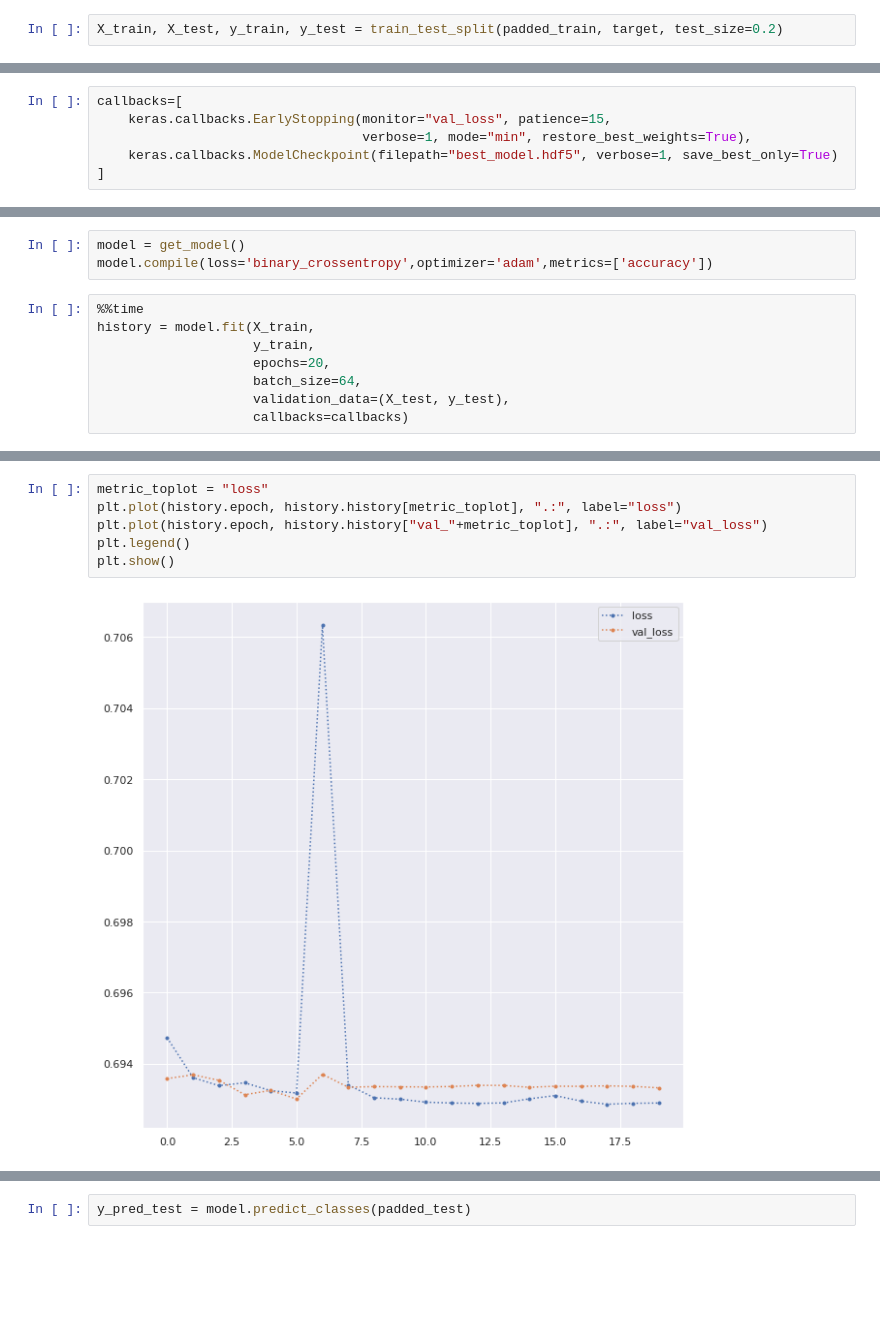
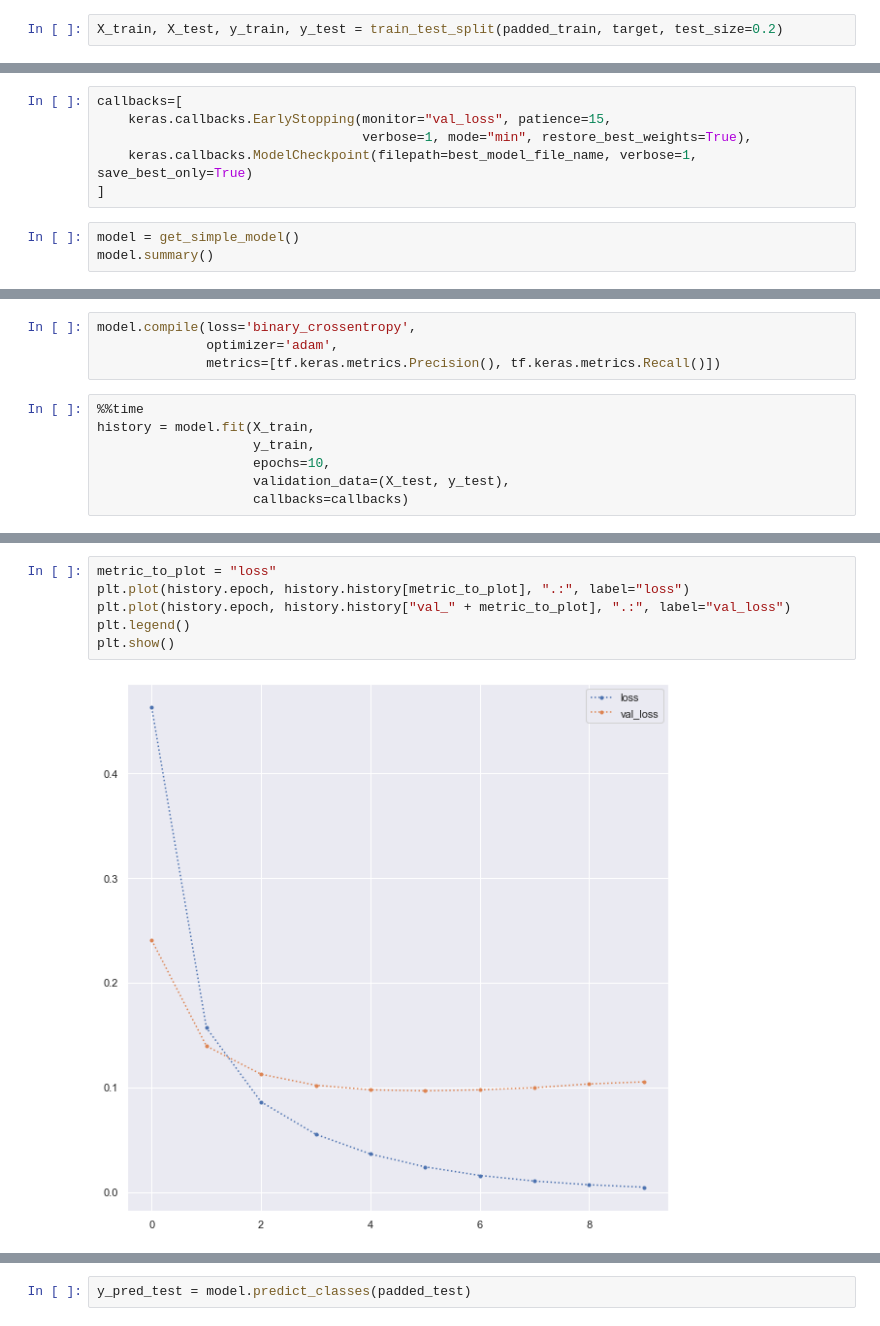
Before and after one commit to royn5618/Medium_Blog_Codes, a Jupyter notebook: Fake_News/Predicting_Fake_News_using_Keras.ipynb, the cells around one changed output, grey strips where cells are left out. Cells and saved outputs as stored; diff of their text form; blank space fills up the shorter version.

```diff
--- a/Fake_News/Predicting_Fake_News_using_Keras.ipynb
+++ b/Fake_News/Predicting_Fake_News_using_Keras.ipynb
@@ -207,5 +119,8 @@ X_train, X_test, y_train, y_test = train_test_split(padded_train, target, test_s
 callbacks=[
     keras.callbacks.EarlyStopping(monitor="val_loss", patience=15,
                                   verbose=1, mode="min", restore_best_weights=True),
-    keras.callbacks.ModelCheckpoint(filepath="best_model.hdf5", verbose=1, save_best_only=True)
+    keras.callbacks.ModelCheckpoint(filepath=best_model_file_name, verbose=1, save_best_only=True)
 ]
+# %%
+model = get_simple_model()
+model.summary()
@@ -212,12 +142,12 @@ callbacks=[
 # %%
-model = get_model()
-model.compile(loss='binary_crossentropy',optimizer='adam',metrics=['accuracy'])
+model.compile(loss='binary_crossentropy',
+              optimizer='adam',
+              metrics=[tf.keras.metrics.Precision(), tf.keras.metrics.Recall()])
 # %%
 %%time
 history = model.fit(X_train,
                     y_train,
-                    epochs=20,
-                    batch_size=64,
+                    epochs=10,
                     validation_data=(X_test, y_test),
                     callbacks=callbacks)
 # %% [output]
@@ -241,8 +171,8 @@ Wall time: 1h 6min 4s
 # %%
-metric_toplot = "loss"
-plt.plot(history.epoch, history.history[metric_toplot], ".:", label="loss")
-plt.plot(history.epoch, history.history["val_"+metric_toplot], ".:", label="val_loss")
+metric_to_plot = "loss"
+plt.plot(history.epoch, history.history[metric_to_plot], ".:", label="loss")
+plt.plot(history.epoch, history.history["val_" + metric_to_plot], ".:", label="val_loss")
 plt.legend()
 plt.show()
 # %% [output]
-[figure, old version]
+[figure, new version]
```
Also changed, not shown: parts of 56 cells of this notebook, 4 other files.
